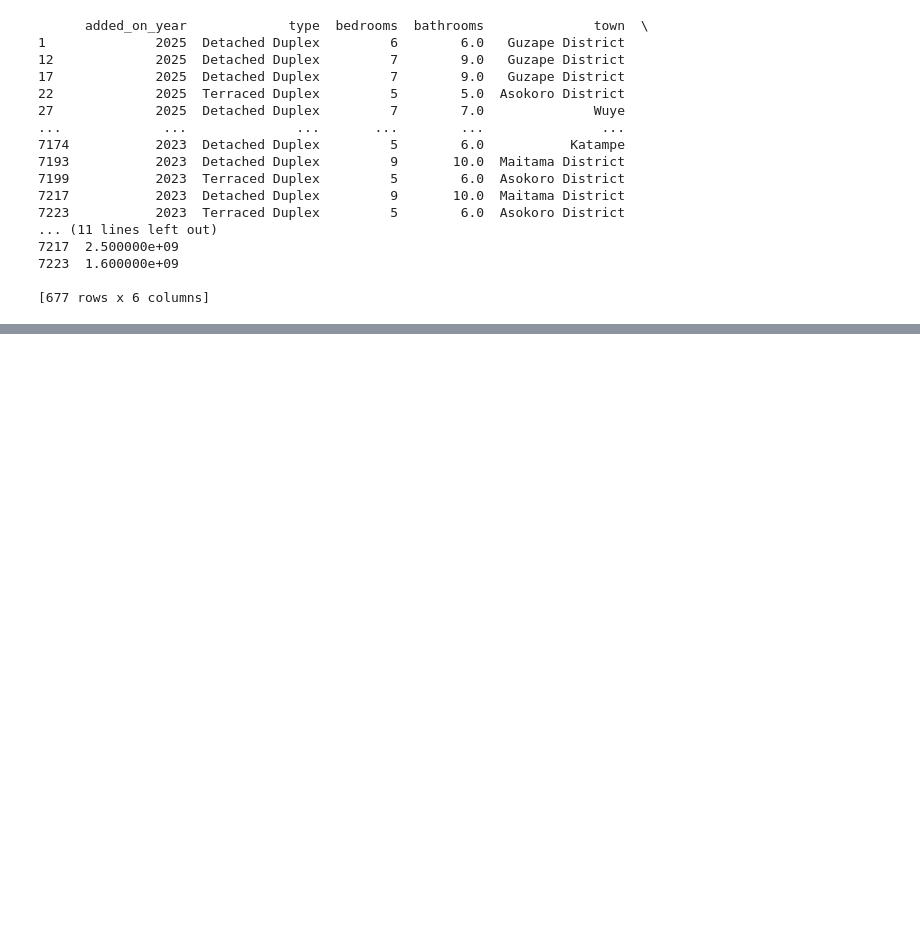
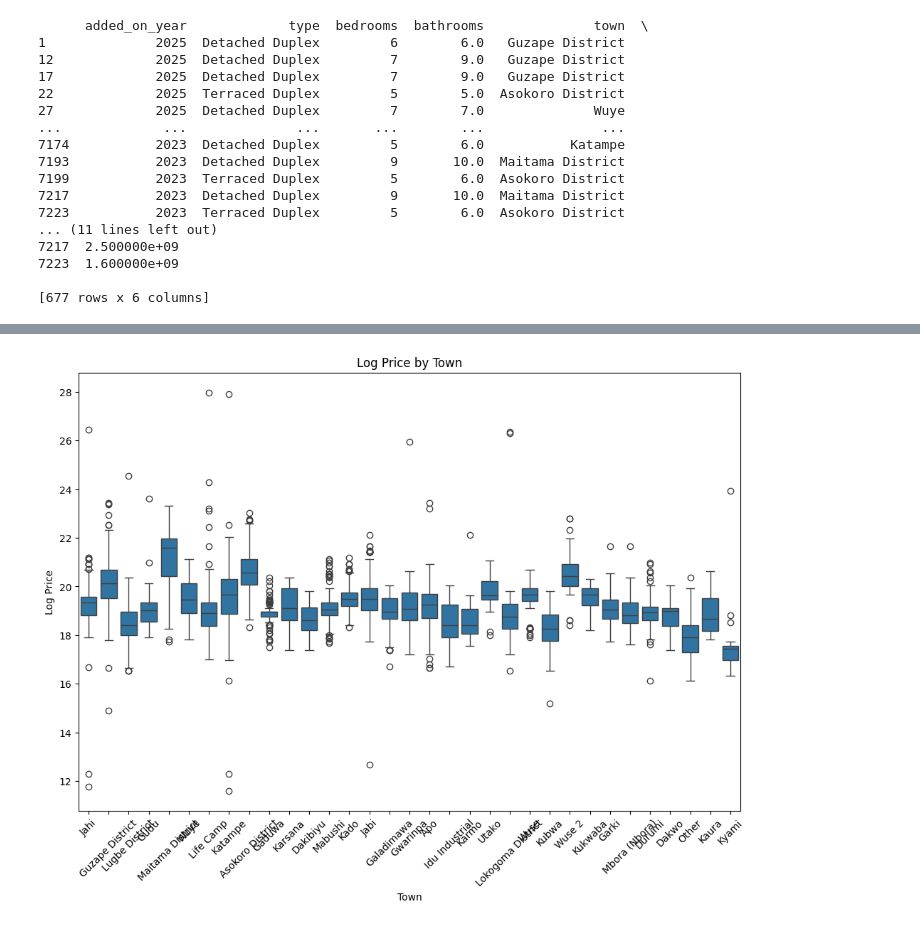
Before and after one commit to ADyusuf12/Nigerian-Realestate-Data, a Jupyter notebook: data_explo.ipynb, the cells around one changed output, grey strips where cells are left out. Saved outputs shown, nothing was run; the diff lists cells and outputs as text; code cells hidden in the pictures; blank space fills up the shorter version.

```diff
--- a/data_explo.ipynb
+++ b/data_explo.ipynb
@@ -694,0 +786,11 @@ print(outliers)
+# %%
+# Visualize the distribution of log-transformed property prices by town
+plt.figure(figsize=(12, 8))
+sns.boxplot(x='town', y='log_price', data=df)
+plt.title('Log Price by Town')
+plt.xlabel('Town')
+plt.ylabel('Log Price')
+plt.xticks(rotation=45)
+plt.show()
+# %% [output]
+[figure, added]
```
Also changed, not shown: parts of 16 cells of this notebook.
